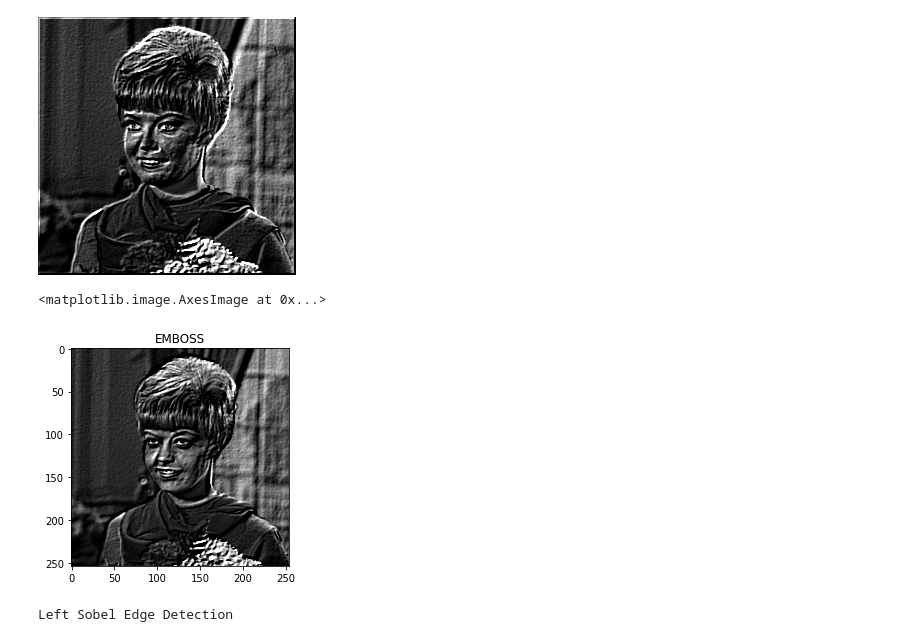
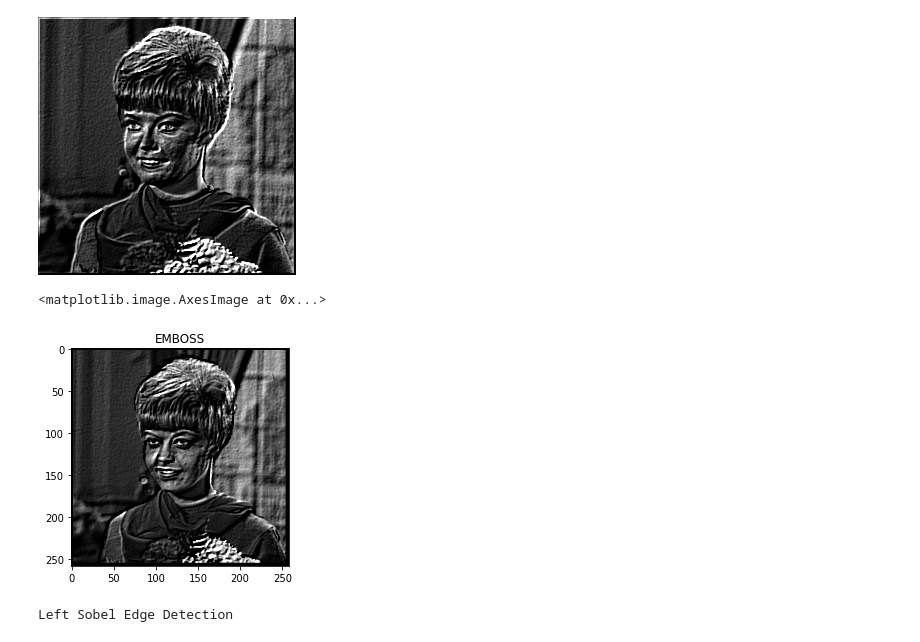
Before and after one commit to SitiZumarohdf/PCVK_Genap_2023, a Jupyter notebook: Week_7.ipynb, the cells around one changed output. Cells and saved outputs as stored; diff of their text form; code cells hidden in the pictures.

```diff
--- a/Week_7.ipynb
+++ b/Week_7.ipynb
@@ -110,16 +110,16 @@ EMBOSS
 # %%
 # IMAGE EMBOSS
 kernel_embos = np.array([[-2, -1, 0],
                           [-1, 1, 1],
                            [0, 1, 2]])
 img_kernel_emboss = img_gray.copy()
-img_kernel_emboss= convolution2d(img_gray,kernel_embos,1,0)
+img_kernel_emboss= convolution2d(img_gray,kernel_embos,1,2)
 
 plt.title("EMBOSS")
 plt.imshow(img_kernel_emboss, cmap='gray',vmin=0, vmax=255)
 # %% [output]
 <matplotlib.image.AxesImage at 0x...>
-[figure, old version]
+[figure, new version]
 # %%
 # Left Sobel Edge Detection
 
```
Also changed, not shown: parts of 6 cells of this notebook.
